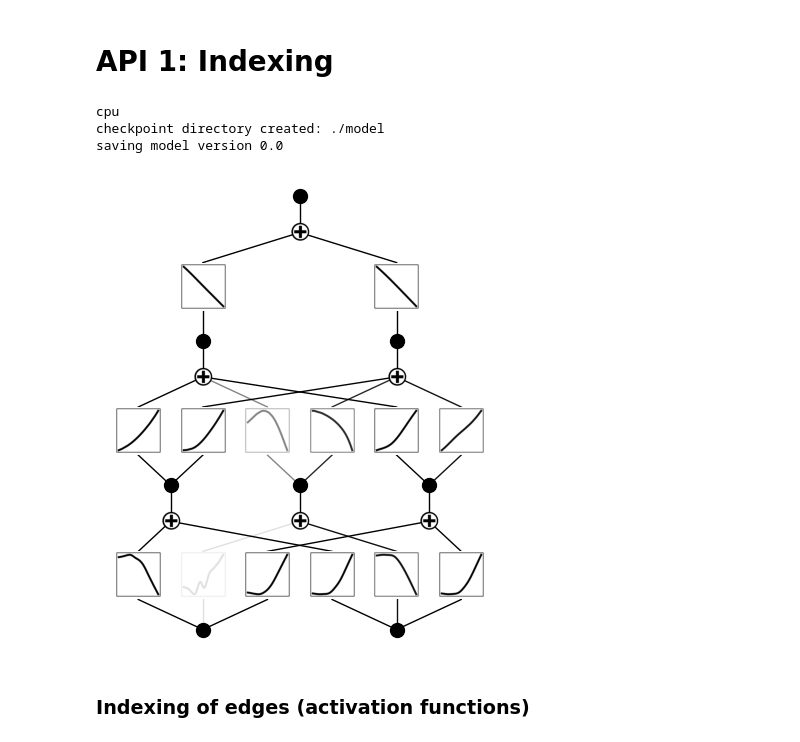
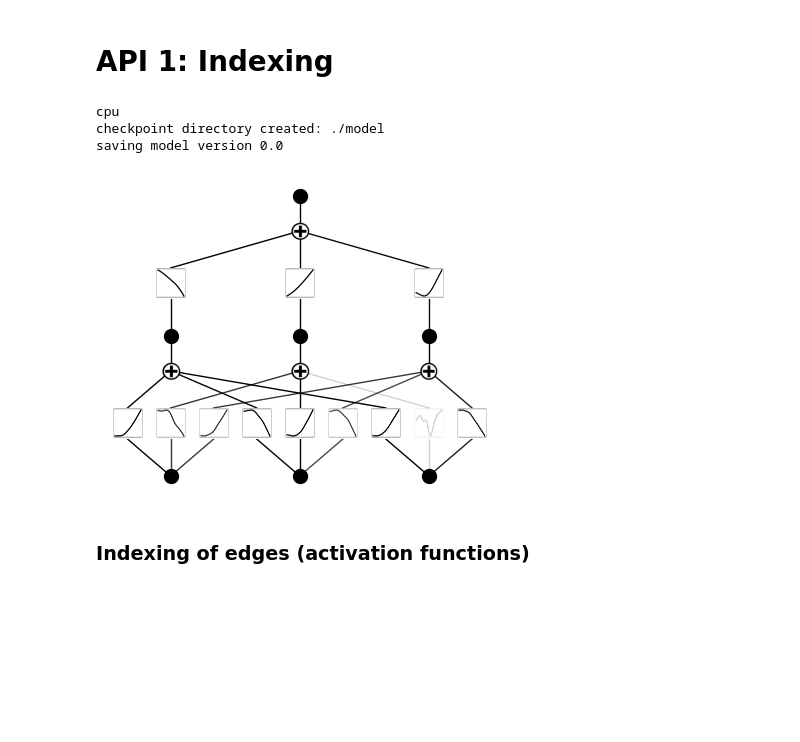
Before and after one commit to MGTUc/KANinitialization, a Jupyter notebook: tutorials/API_demo/API_1_indexing.ipynb, the cells around one changed output. Cells and saved outputs as stored; diff of their text form; code cells hidden in the pictures; blank space fills up the shorter version.

```diff
--- a/tutorials/API_demo/API_1_indexing.ipynb
+++ b/tutorials/API_demo/API_1_indexing.ipynb
@@ -3,23 +3,23 @@
 # %%
 from kan import *
 
 device = torch.device('cuda' if torch.cuda.is_available() else 'cpu')
 print(device)
 
-model = KAN(width=[2,3,2,1], noise_scale=0.3, device=device)
-x = torch.normal(0,1,size=(100,2)).to(device)
+model = KAN(width=[3,3,1], noise_scale=0.3, device=device)
+x = torch.normal(0,1,size=(100,4)).to(device)
 model(x);
 beta = 10
 model.plot(beta=beta)
 # [2,3,2,1] means 2 input nodes
 # 3 neurons in the first hidden layer,
 # 2 neurons in the second hidden layer,
 # 1 output node
 # %% [output]
 cpu
 checkpoint directory created: ./model
 saving model version 0.0
-[figure, old version]
+[figure, new version]
 # %% [markdown]
 ### Indexing of edges (activation functions)
 # %% [markdown]
```
Also changed, not shown: 3 other files.
